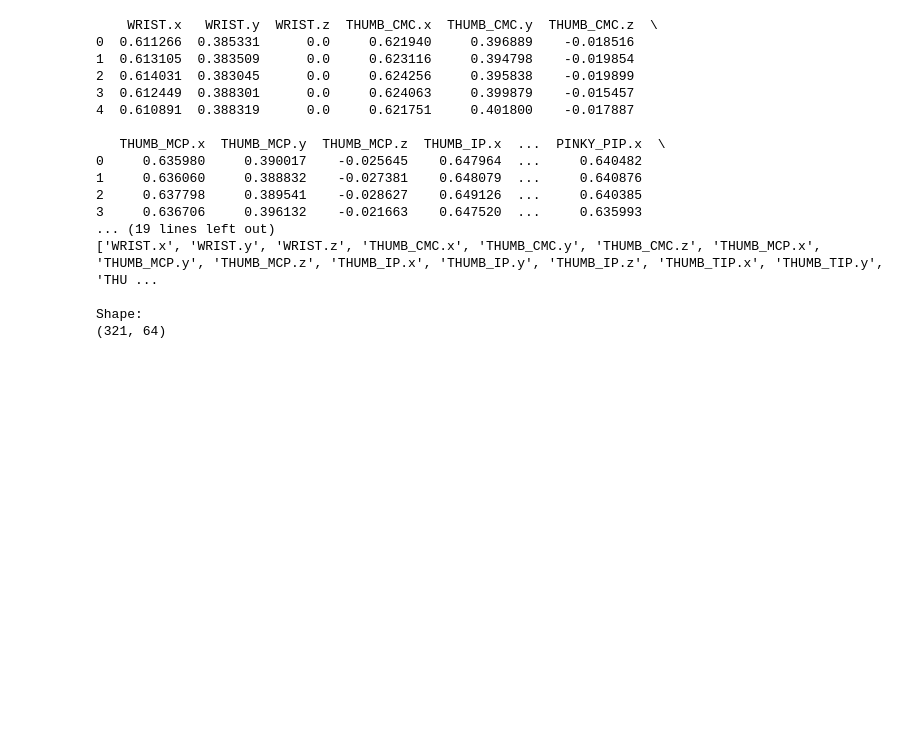
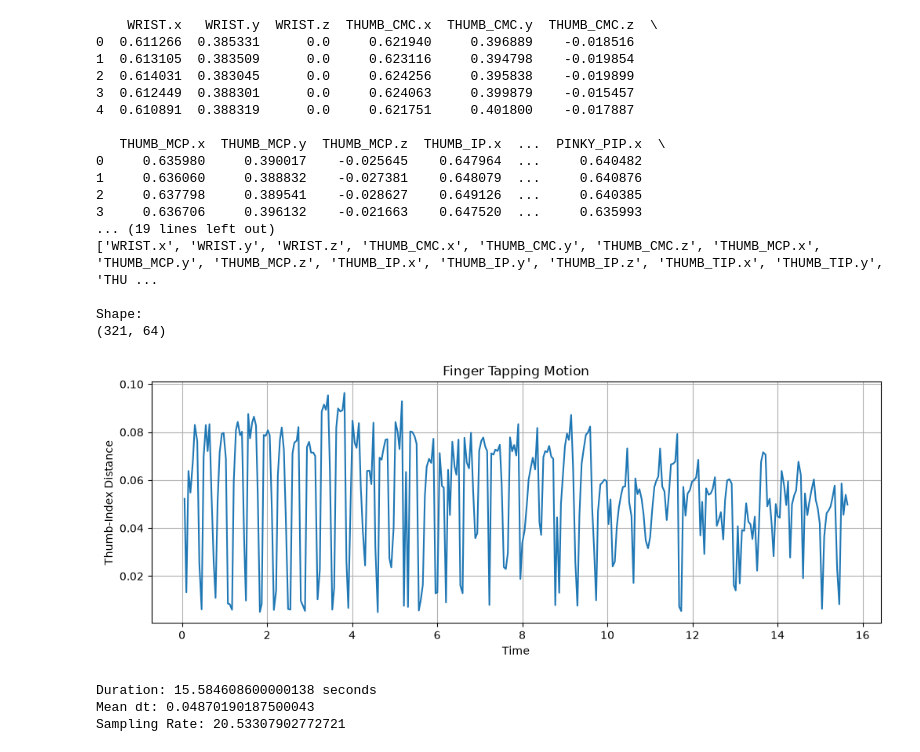
Before and after one commit to Aashi8810/Finger-Tapping-model-building-, a Jupyter notebook: EDA.ipynb, the cells around one changed output. Drawn from its saved outputs; the diff is of its cells as text; code cells hidden in the pictures; blank space fills up the shorter version.

Commit message:
Implement feature X to enhance user experience and optimize performance

```diff
--- a/EDA.ipynb
+++ b/EDA.ipynb
@@ -248,3 +248,49 @@ print(df.shape)
 
 Shape:
 (321, 64)
+# %%
+#Thumb to index finger distance calculation and plotting
+import numpy as np
+import matplotlib.pyplot as plt
+import pandas as pd
+
+df = pd.read_csv(r"C:\Users\aashi\Desktop\FYP\EDA\finger tapping individual csv\raw_data_0a713713-db3a-11ec-9567-e82aea2c97f4.csv")
+
+df["distance"] = np.sqrt(
+    (df["THUMB_TIP.x"] - df["INDEX_FINGER_TIP.x"])**2 +
+    (df["THUMB_TIP.y"] - df["INDEX_FINGER_TIP.y"])**2 +
+    (df["THUMB_TIP.z"] - df["INDEX_FINGER_TIP.z"])**2
+)
+
+plt.figure(figsize=(12,4))
+
+plt.plot(df["TIME"], df["distance"])
+
+plt.xlabel("Time")
+
+plt.ylabel("Thumb-Index Distance")
+
+plt.title("Finger Tapping Motion")
+
+plt.grid(True)
+
+plt.show()
+
+#Motion duration
+print(
+    "Duration:",
+    df["TIME"].max() - df["TIME"].min(),
+    "seconds"
+)
+
+#Sampling rate calculation
+dt = df["TIME"].diff().dropna()
+
+print("Mean dt:", dt.mean())
+
+print("Sampling Rate:", 1/dt.mean())
+# %% [output]
+[figure, added]
+Duration: 15.584608600000138 seconds
+Mean dt: 0.04870190187500043
+Sampling Rate: 20.53307902772721
```
Also changed, not shown: parts of 6 cells of this notebook.
